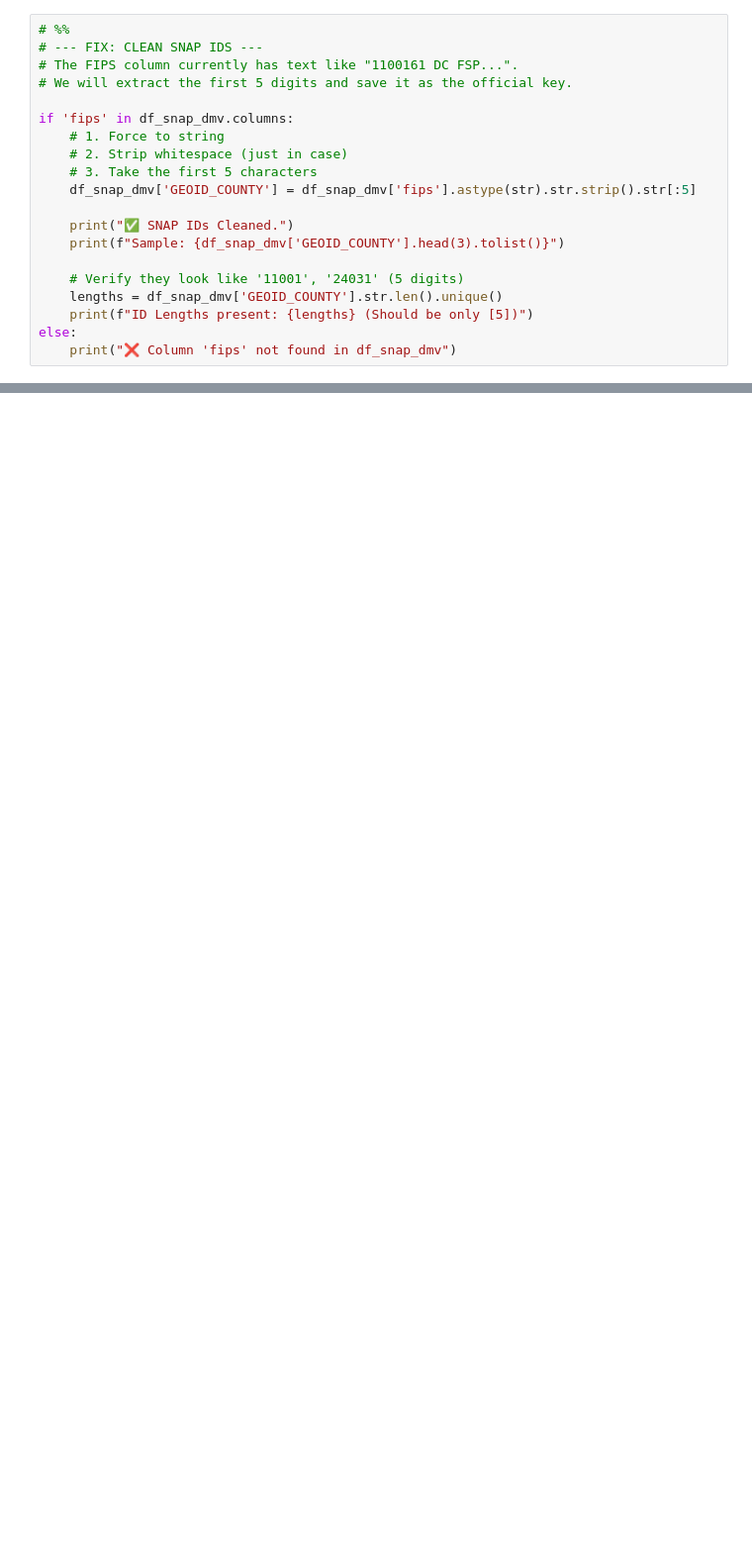
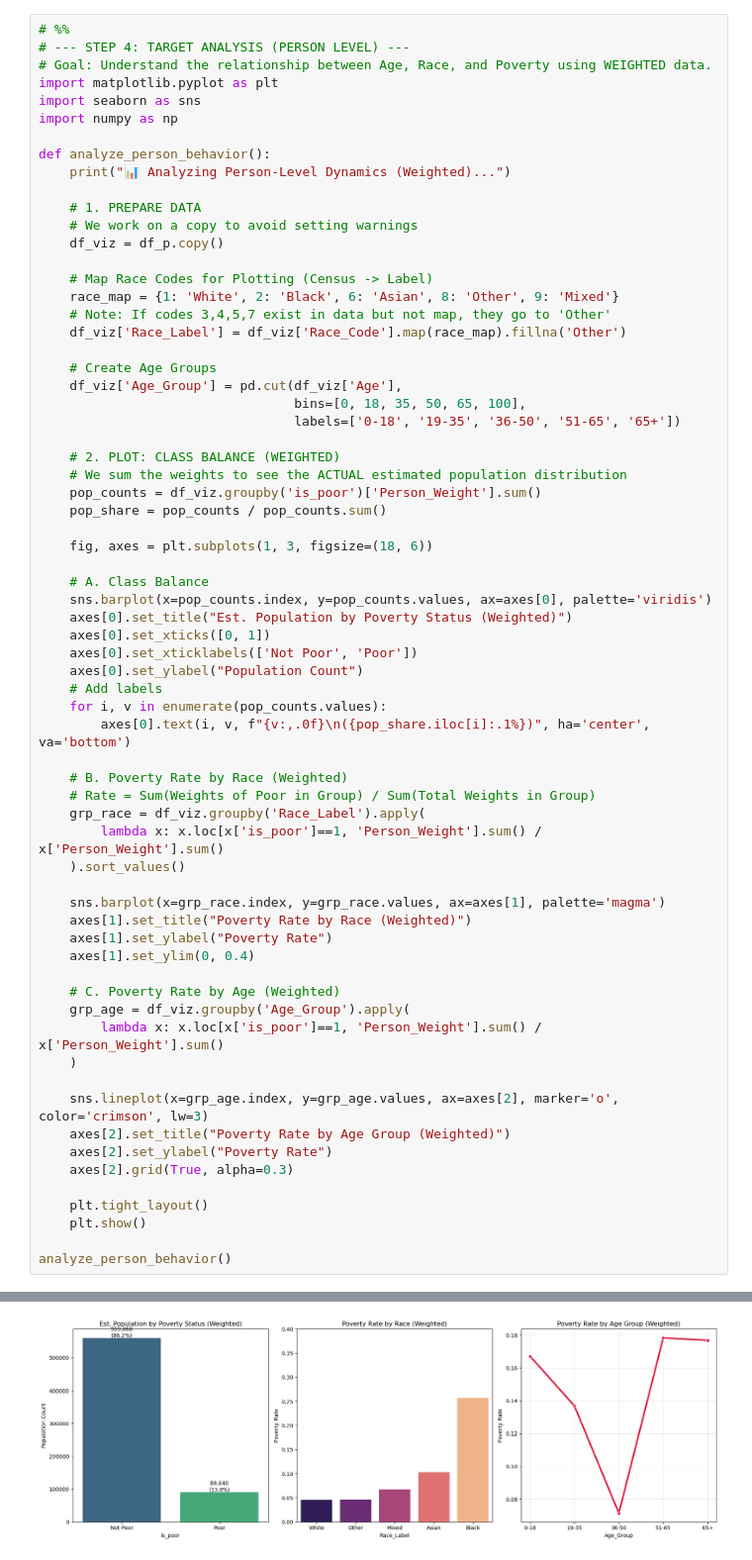
Before and after one commit to zhenyu-yue/erdos-poverty-sae, a Jupyter notebook: notebooks/01_explore_data.ipynb, the cells around one changed output, grey strips where cells are left out. Shown at 99% size. Drawn from its saved outputs; the diff is of its cells as text; blank space fills up the shorter version.

Commit message:
Auto-save: 2026-02-10 18:10:01

```diff
--- a/notebooks/01_explore_data.ipynb
+++ b/notebooks/01_explore_data.ipynb
@@ -126,21 +288,68 @@ Found 12 files to download.
 # %%
 # %%
-# --- FIX: CLEAN SNAP IDS ---
-# The FIPS column currently has text like "1100161 DC FSP...".
-# We will extract the first 5 digits and save it as the official key.
+# --- STEP 4: TARGET ANALYSIS (PERSON LEVEL) ---
+# Goal: Understand the relationship between Age, Race, and Poverty using WEIGHTED data.
+import matplotlib.pyplot as plt
+import seaborn as sns
+import numpy as np
 
-if 'fips' in df_snap_dmv.columns:
-    # 1. Force to string
-    # 2. Strip whitespace (just in case)
-    # 3. Take the first 5 characters
-    df_snap_dmv['GEOID_COUNTY'] = df_snap_dmv['fips'].astype(str).str.strip().str[:5]
+def analyze_person_behavior():
+    print("📊 Analyzing Person-Level Dynamics (Weighted)...")
 
-    print("✅ SNAP IDs Cleaned.")
-    print(f"Sample: {df_snap_dmv['GEOID_COUNTY'].head(3).tolist()}")
+    # 1. PREPARE DATA
+    # We work on a copy to avoid setting warnings
+    df_viz = df_p.copy()
 
-    # Verify they look like '11001', '24031' (5 digits)
-    lengths = df_snap_dmv['GEOID_COUNTY'].str.len().unique()
-    print(f"ID Lengths present: {lengths} (Should be only [5])")
-else:
-    print("❌ Column 'fips' not found in df_snap_dmv")
+    # Map Race Codes for Plotting (Census -> Label)
+    race_map = {1: 'White', 2: 'Black', 6: 'Asian', 8: 'Other', 9: 'Mixed'}
+    # Note: If codes 3,4,5,7 exist in data but not map, they go to 'Other'
+    df_viz['Race_Label'] = df_viz['Race_Code'].map(race_map).fillna('Other')
+
+    # Create Age Groups
+    df_viz['Age_Group'] = pd.cut(df_viz['Age'],
+                                 bins=[0, 18, 35, 50, 65, 100],
+                                 labels=['0-18', '19-35', '36-50', '51-65', '65+'])
+
+    # 2. PLOT: CLASS BALANCE (WEIGHTED)
+    # We sum the weights to see the ACTUAL estimated population distribution
+    pop_counts = df_viz.groupby('is_poor')['Person_Weight'].sum()
+    pop_share = pop_counts / pop_counts.sum()
+
+    fig, axes = plt.subplots(1, 3, figsize=(18, 6))
+
+    # A. Class Balance
+    sns.barplot(x=pop_counts.index, y=pop_counts.values, ax=axes[0], palette='viridis')
+    axes[0].set_title("Est. Population by Poverty Status (Weighted)")
+    axes[0].set_xticks([0, 1])
+    axes[0].set_xticklabels(['Not Poor', 'Poor'])
+    axes[0].set_ylabel("Population Count")
+    # Add labels
+    for i, v in enumerate(pop_counts.values):
+        axes[0].text(i, v, f"{v:,.0f}\n({pop_share.iloc[i]:.1%})", ha='center', va='bottom')
+
+    # B. Poverty Rate by Race (Weighted)
+    # Rate = Sum(Weights of Poor in Group) / Sum(Total Weights in Group)
+    grp_race = df_viz.groupby('Race_Label').apply(
+        lambda x: x.loc[x['is_poor']==1, 'Person_Weight'].sum() / x['Person_Weight'].sum()
+    ).sort_values()
+
+    sns.barplot(x=grp_race.index, y=grp_race.values, ax=axes[1], palette='magma')
+    axes[1].set_title("Poverty Rate by Race (Weighted)")
+    axes[1].set_ylabel("Poverty Rate")
+    axes[1].set_ylim(0, 0.4)
+
+    # C. Poverty Rate by Age (Weighted)
+    grp_age = df_viz.groupby('Age_Group').apply(
+        lambda x: x.loc[x['is_poor']==1, 'Person_Weight'].sum() / x['Person_Weight'].sum()
+    )
+
+    sns.lineplot(x=grp_age.index, y=grp_age.values, ax=axes[2], marker='o', color='crimson', lw=3)
+    axes[2].set_title("Poverty Rate by Age Group (Weighted)")
+    axes[2].set_ylabel("Poverty Rate")
+    axes[2].grid(True, alpha=0.3)
+
+    plt.tight_layout()
+    plt.show()
+
+analyze_person_behavior()
 # %% [output]
@@ -150,2 +364,3 @@ ID Lengths present: [5] (Should be only [5])
+[figure, added]
 # %%
 # %%
```
Also changed, not shown: parts of 13 cells of this notebook, 2 other files.
